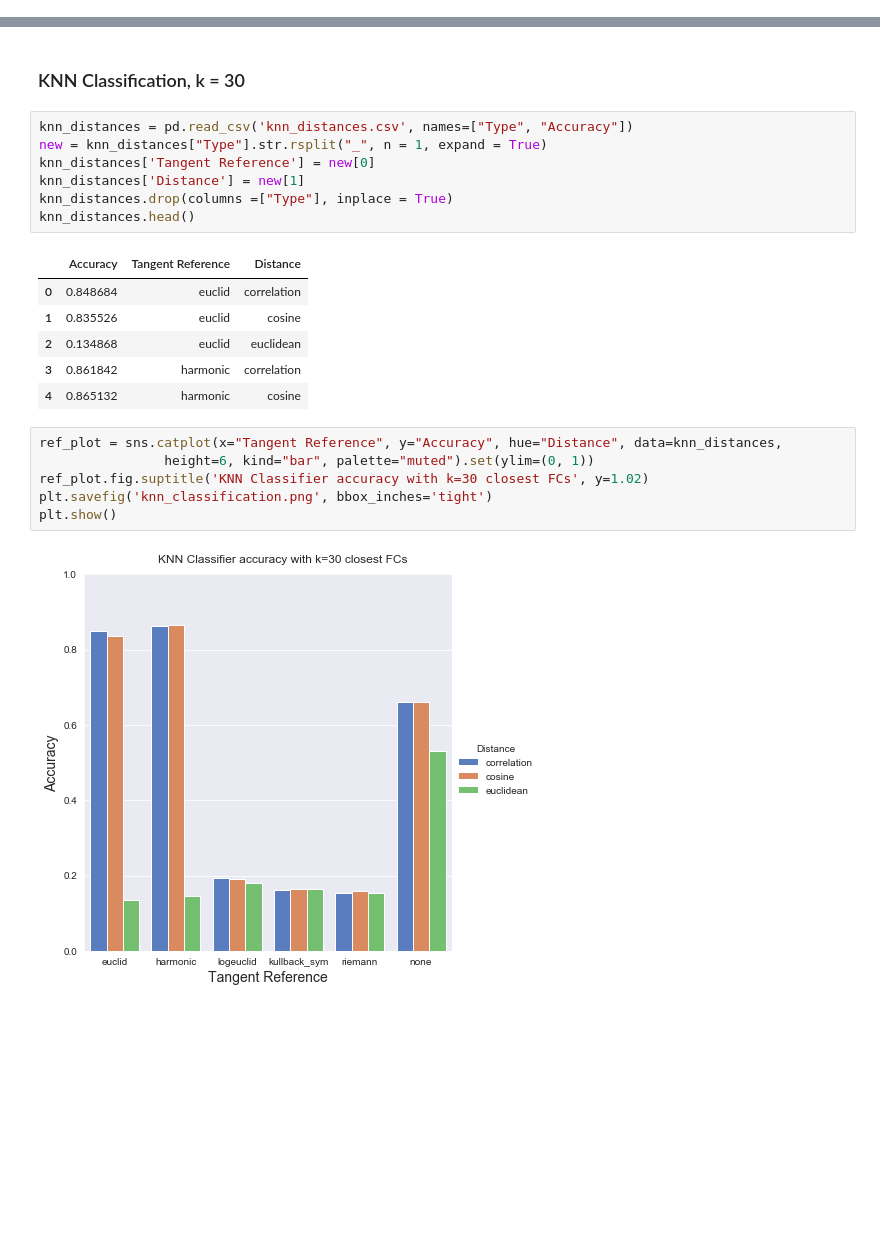
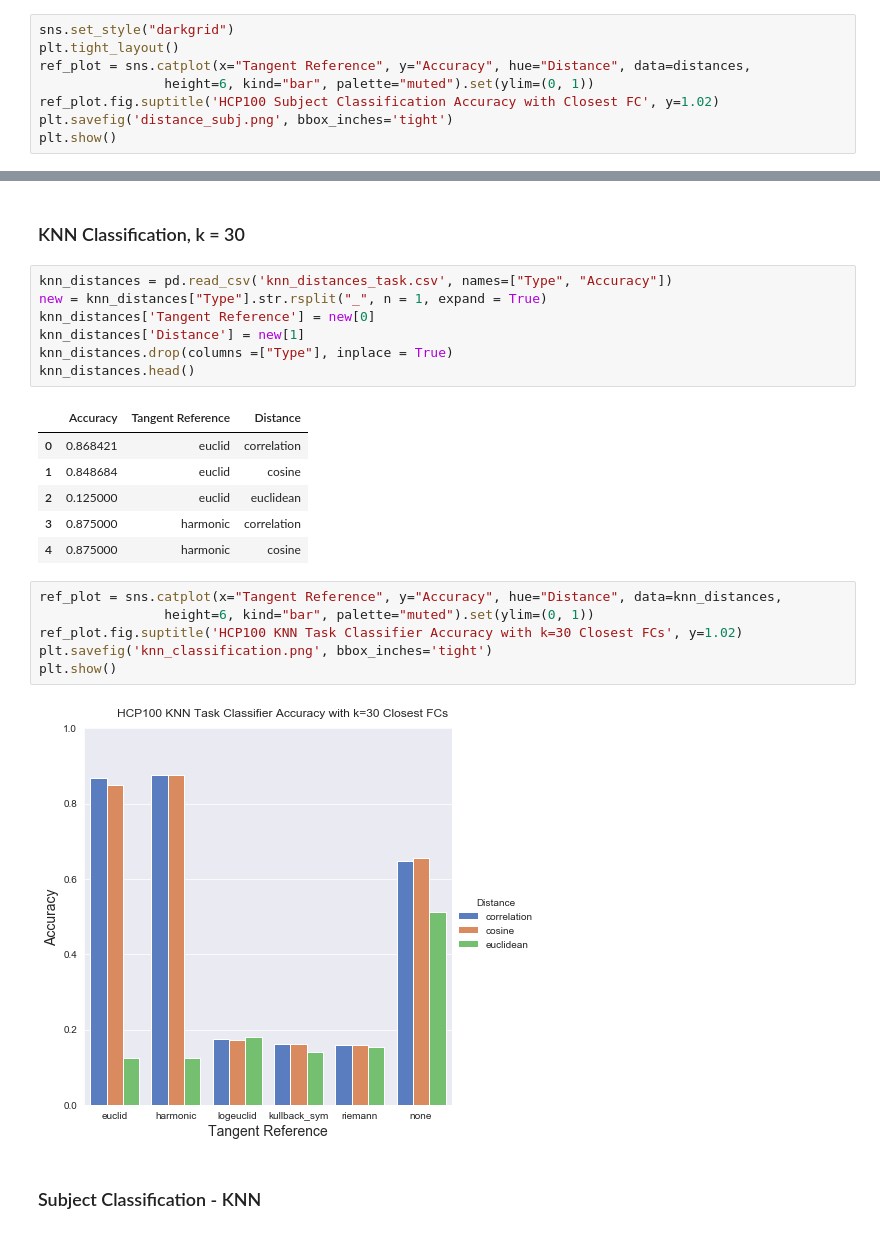
Before and after one commit to mwang29/fmri_learning, a Jupyter notebook: results/Data Visualizations.ipynb, the cells around one changed output, grey strips where cells are left out. Saved outputs shown, nothing was run; the diff lists cells and outputs as text; blank space fills up the shorter version.

```diff
--- a/results/Data Visualizations.ipynb
+++ b/results/Data Visualizations.ipynb
@@ -48,0 +65,8 @@ plt.show()
+# %%
+sns.set_style("darkgrid")
+plt.tight_layout()
+ref_plot = sns.catplot(x="Tangent Reference", y="Accuracy", hue="Distance", data=distances,
+                height=6, kind="bar", palette="muted").set(ylim=(0, 1))
+ref_plot.fig.suptitle('HCP100 Subject Classification Accuracy with Closest FC', y=1.02)
+plt.savefig('distance_subj.png', bbox_inches='tight')
+plt.show()
@@ -49,7 +76,7 @@ plt.show()
 # %% [markdown]
 ### KNN Classification, k = 30
 # %%
-knn_distances = pd.read_csv('knn_distances.csv', names=["Type", "Accuracy"])
+knn_distances = pd.read_csv('knn_distances_task.csv', names=["Type", "Accuracy"])
 new = knn_distances["Type"].str.rsplit("_", n = 1, expand = True)
 knn_distances['Tangent Reference'] = new[0]
 knn_distances['Distance'] = new[1]
@@ -57,16 +84,18 @@ knn_distances.drop(columns =["Type"], inplace = True)
 knn_distances.head()
 # %% [output]
 |  | Accuracy | Tangent Reference | Distance |
-| 0 | 0.848684 | euclid | correlation |
-| 1 | 0.835526 | euclid | cosine |
-| 2 | 0.134868 | euclid | euclidean |
-| 3 | 0.861842 | harmonic | correlation |
-| 4 | 0.865132 | harmonic | cosine |
+| 0 | 0.868421 | euclid | correlation |
+| 1 | 0.848684 | euclid | cosine |
+| 2 | 0.125000 | euclid | euclidean |
+| 3 | 0.875000 | harmonic | correlation |
+| 4 | 0.875000 | harmonic | cosine |
 # %%
 ref_plot = sns.catplot(x="Tangent Reference", y="Accuracy", hue="Distance", data=knn_distances,
                 height=6, kind="bar", palette="muted").set(ylim=(0, 1))
-ref_plot.fig.suptitle('KNN Classifier accuracy with k=30 closest FCs', y=1.02)
+ref_plot.fig.suptitle('HCP100 KNN Task Classifier Accuracy with k=30 Closest FCs', y=1.02)
 plt.savefig('knn_classification.png', bbox_inches='tight')
 plt.show()
 # %% [output]
-[figure, old version]
+[figure, new version]
+# %% [markdown]
+### Subject Classification - KNN
```
Also changed, not shown: parts of 9 cells of this notebook, 13 other files.
